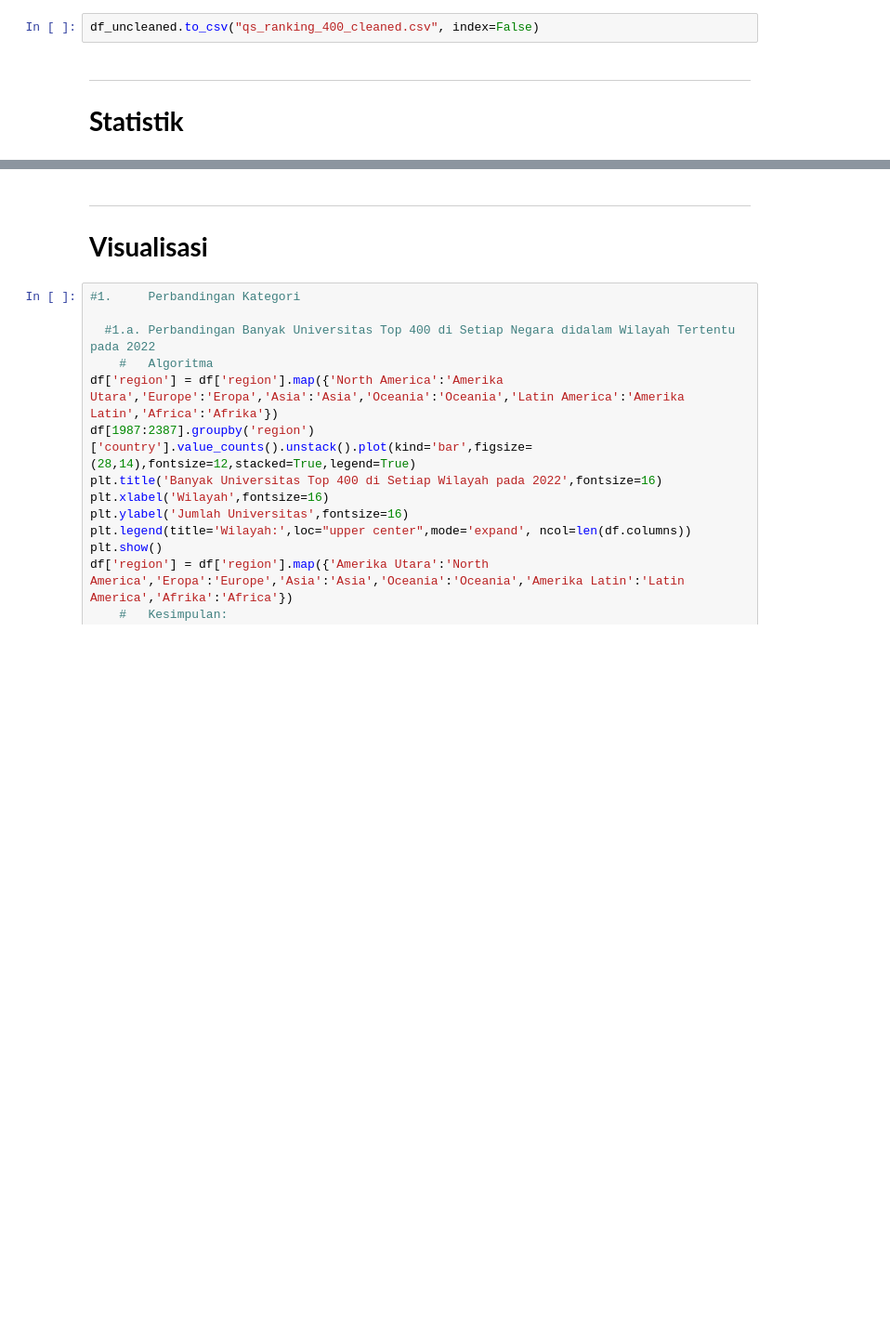
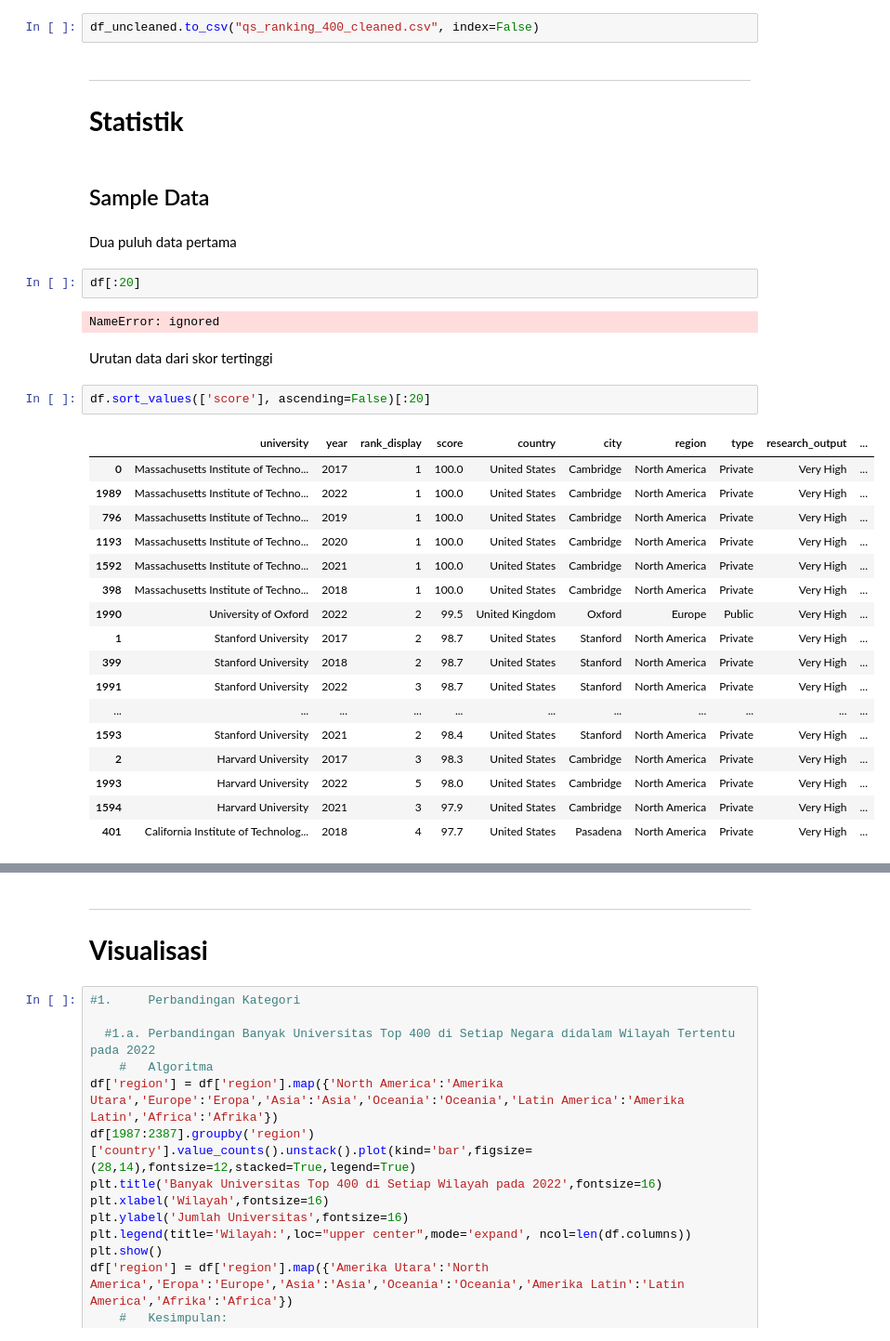
Before and after one commit to dewodt/Analisis-Rank-Universitas, a Jupyter notebook: Analisis_Tubes2.ipynb, the cells around one changed output, grey strips where cells are left out. Shown at 93% size. Saved outputs shown, nothing was run; the diff lists cells and outputs as text; blank space fills up the shorter version.

```diff
--- a/Analisis_Tubes2.ipynb
+++ b/Analisis_Tubes2.ipynb
@@ -960,3 +944,33 @@ df_uncleaned.to_csv("qs_ranking_400_cleaned.csv", index=False)
 
 
 # **Statistik**
+# %% [markdown]
+## Sample Data
+# %% [markdown]
+Dua puluh data pertama
+# %%
+df[:20]
+# %% [output]
+NameError: ignored
+# %% [markdown]
+Urutan data dari skor tertinggi
+# %%
+df.sort_values(['score'], ascending=False)[:20]
+# %% [output]
+|  | university | year | rank_display | score | country | city | region | type | research_output | ... |
+| 0 | Massachusetts Institute of Techno... | 2017 | 1 | 100.0 | United States | Cambridge | North America | Private | Very High | ... |
+| 1989 | Massachusetts Institute of Techno... | 2022 | 1 | 100.0 | United States | Cambridge | North America | Private | Very High | ... |
+| 796 | Massachusetts Institute of Techno... | 2019 | 1 | 100.0 | United States | Cambridge | North America | Private | Very High | ... |
+| 1193 | Massachusetts Institute of Techno... | 2020 | 1 | 100.0 | United States | Cambridge | North America | Private | Very High | ... |
+| 1592 | Massachusetts Institute of Techno... | 2021 | 1 | 100.0 | United States | Cambridge | North America | Private | Very High | ... |
+| 398 | Massachusetts Institute of Techno... | 2018 | 1 | 100.0 | United States | Cambridge | North America | Private | Very High | ... |
+| 1990 | University of Oxford | 2022 | 2 | 99.5 | United Kingdom | Oxford | Europe | Public | Very High | ... |
+| 1 | Stanford University | 2017 | 2 | 98.7 | United States | Stanford | North America | Private | Very High | ... |
+| 399 | Stanford University | 2018 | 2 | 98.7 | United States | Stanford | North America | Private | Very High | ... |
+| 1991 | Stanford University | 2022 | 3 | 98.7 | United States | Stanford | North America | Private | Very High | ... |
+| ... | ... | ... | ... | ... | ... | ... | ... | ... | ... | ... |
+| 1593 | Stanford University | 2021 | 2 | 98.4 | United States | Stanford | North America | Private | Very High | ... |
+| 2 | Harvard University | 2017 | 3 | 98.3 | United States | Cambridge | North America | Private | Very High | ... |
+| 1993 | Harvard University | 2022 | 5 | 98.0 | United States | Cambridge | North America | Private | Very High | ... |
+| 1594 | Harvard University | 2021 | 3 | 97.9 | United States | Cambridge | North America | Private | Very High | ... |
+| 401 | California Institute of Technolog... | 2018 | 4 | 97.7 | United States | Pasadena | North America | Private | Very High | ... |
```
Also changed, not shown: parts of 8 cells of this notebook.
